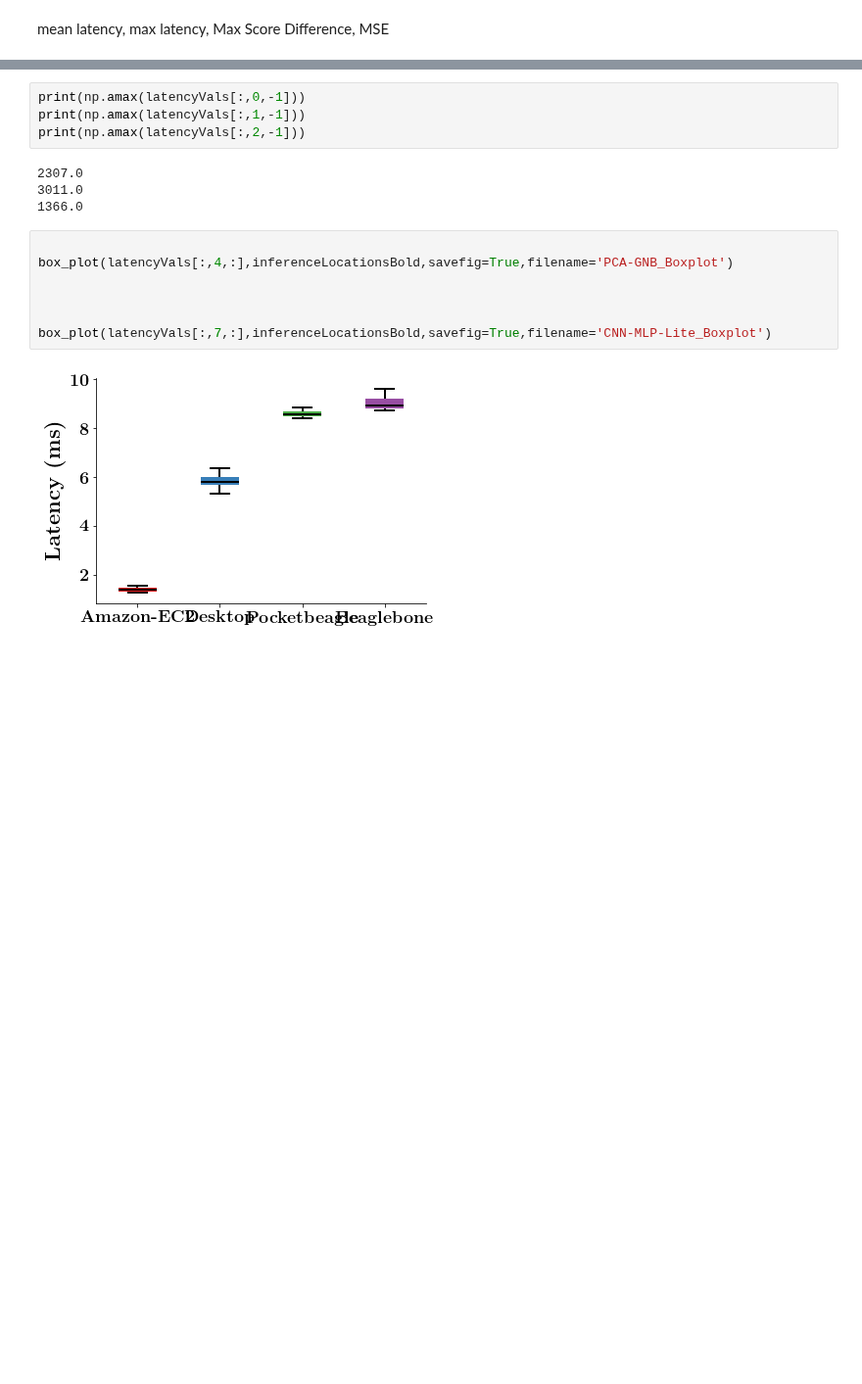
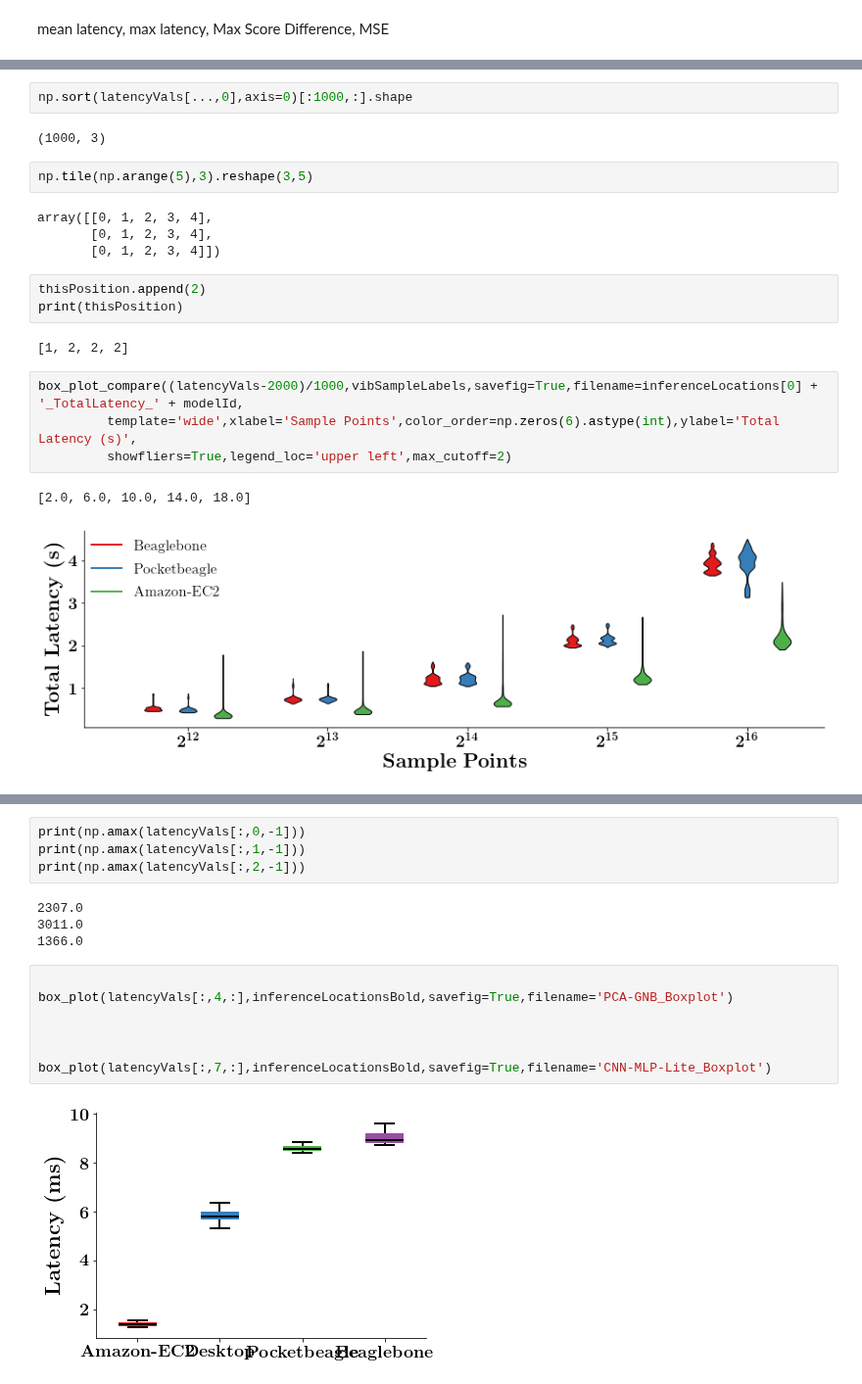
Before and after one commit to danielnewman09/Dissertation, a Jupyter notebook: Dissertation-Notebooks/Chapter-5/Latency_Analysis.ipynb, the cells around one changed output, grey strips where cells are left out. Shown at 98% size. Drawn from its saved outputs; the diff is of its cells as text; blank space fills up the shorter version.

```diff
--- a/Dissertation-Notebooks/Chapter-5/Latency_Analysis.ipynb
+++ b/Dissertation-Notebooks/Chapter-5/Latency_Analysis.ipynb
@@ -120 +247,23 @@ array(['#e41a1c', '#e41a1c', '#e41a1c', '#e41a1c', '#e41a1c'], dtype='<U7')
+# %%
+np.sort(latencyVals[...,0],axis=0)[:1000,:].shape
+# %% [output]
+(1000, 3)
+# %%
+np.tile(np.arange(5),3).reshape(3,5)
+# %% [output]
+array([[0, 1, 2, 3, 4],
+       [0, 1, 2, 3, 4],
+       [0, 1, 2, 3, 4]])
+# %%
+thisPosition.append(2)
+print(thisPosition)
+# %% [output]
+[1, 2, 2, 2]
+# %%
+box_plot_compare((latencyVals-2000)/1000,vibSampleLabels,savefig=True,filename=inferenceLocations[0] + '_TotalLatency_' + modelId,
+         template='wide',xlabel='Sample Points',color_order=np.zeros(6).astype(int),ylabel='Total Latency (s)',
+         showfliers=True,legend_loc='upper left',max_cutoff=2)
+# %% [output]
+[2.0, 6.0, 10.0, 14.0, 18.0]
+[figure, added]
 # %%
```
Also changed, not shown: parts of 6 cells of this notebook, 10 other files.
